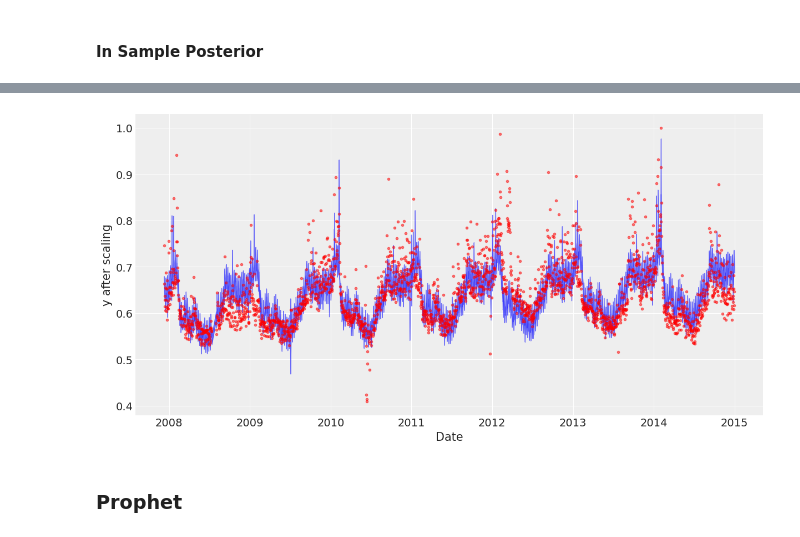
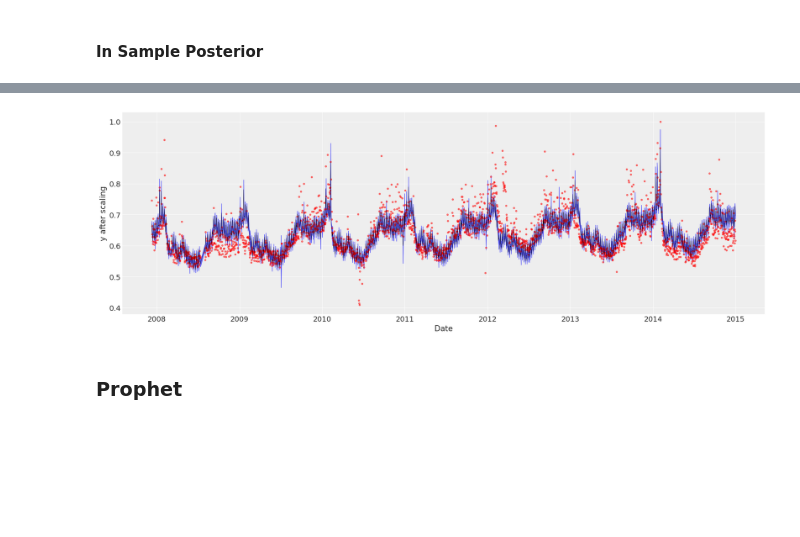
Before and after one commit to JakeRobertBaker/pymc_prophet, a Jupyter notebook: scratch_pymc_prophet_full_example.ipynb, the cells around one changed output, grey strips where cells are left out. Cells and saved outputs as stored; diff of their text form; code cells hidden in the pictures; blank space fills up the shorter version.

Commit message:
added mean to hdi plot

```diff
--- a/scratch_pymc_prophet_full_example.ipynb
+++ b/scratch_pymc_prophet_full_example.ipynb
@@ -221,21 +215,23 @@ Coordinates:
   * time     (time) datetime64[ns] 20kB 2007-12-10 2007-12-11 ... 2014-12-31
 # %%
-fig, ax = plt.subplots(figsize=(12, 6))  # Adjusted size
+fig, ax = plt.subplots(figsize=(18, 6))  # Adjusted size
 
 # Plot prior predictive samples
-# ax.plot(prior_idata.constant_data["time"], prior_idata.prior["y_pred"].stack(sample=("chain", "draw")), c="k", alpha=0.2)
 az.plot_hdi(posterior_idata.constant_data["time"], posterior_idata.posterior["y_pred"] ,hdi_prob=0.95, smooth=False, ax=ax, color='blue')
+
+ax.plot(posterior_idata.constant_data["time"], posterior_idata.posterior["y_pred"].mean(("chain", "draw")), label="Mean outcome", color="black", linewidth=0.4)
+
 
 ax.scatter(posterior_idata.observed_data["time"], posterior_idata.observed_data["y_obs"], c="r", label="Observed Data", alpha=0.5, marker='.')
 
 # Formatting
 ax.set_xlabel("Date")
 ax.set_ylabel("y after scaling")
 ax.grid(True)
 
 plt.show()
 # %% [output]
-[figure, old version]
+[figure, new version]
 # %% [markdown]
 ### Prophet
 # %%
```
Also changed, not shown: parts of 7 cells of this notebook, 1 other file.
